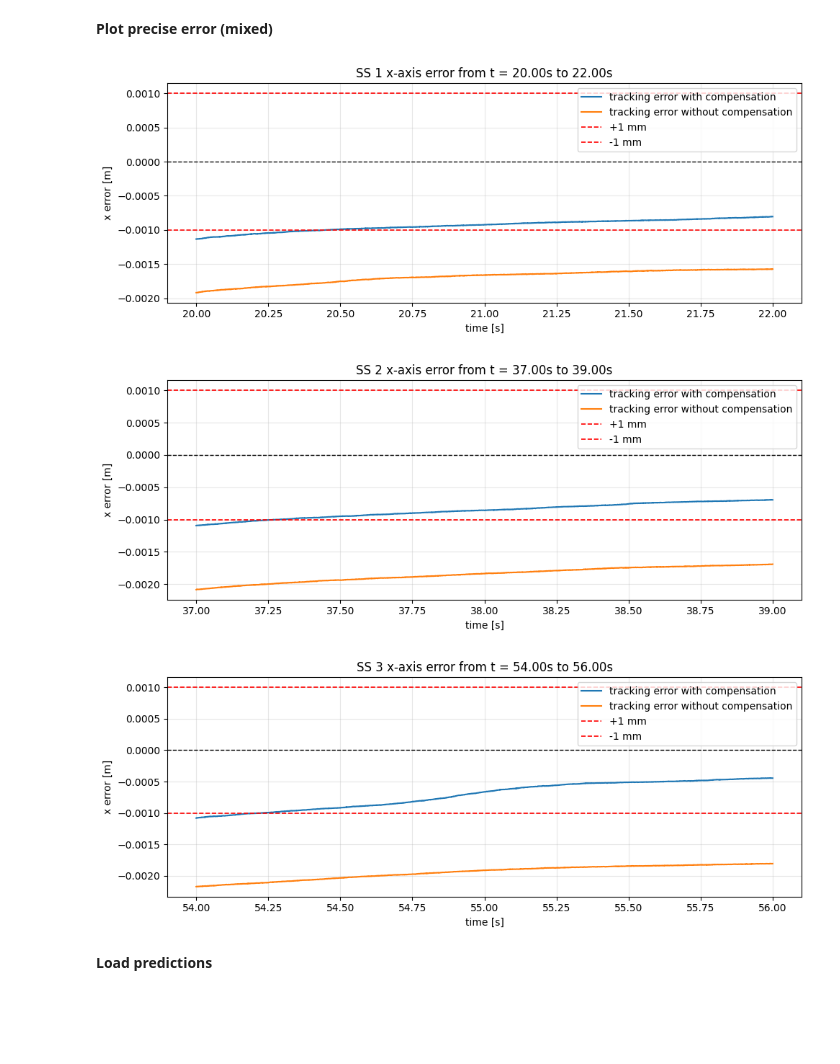
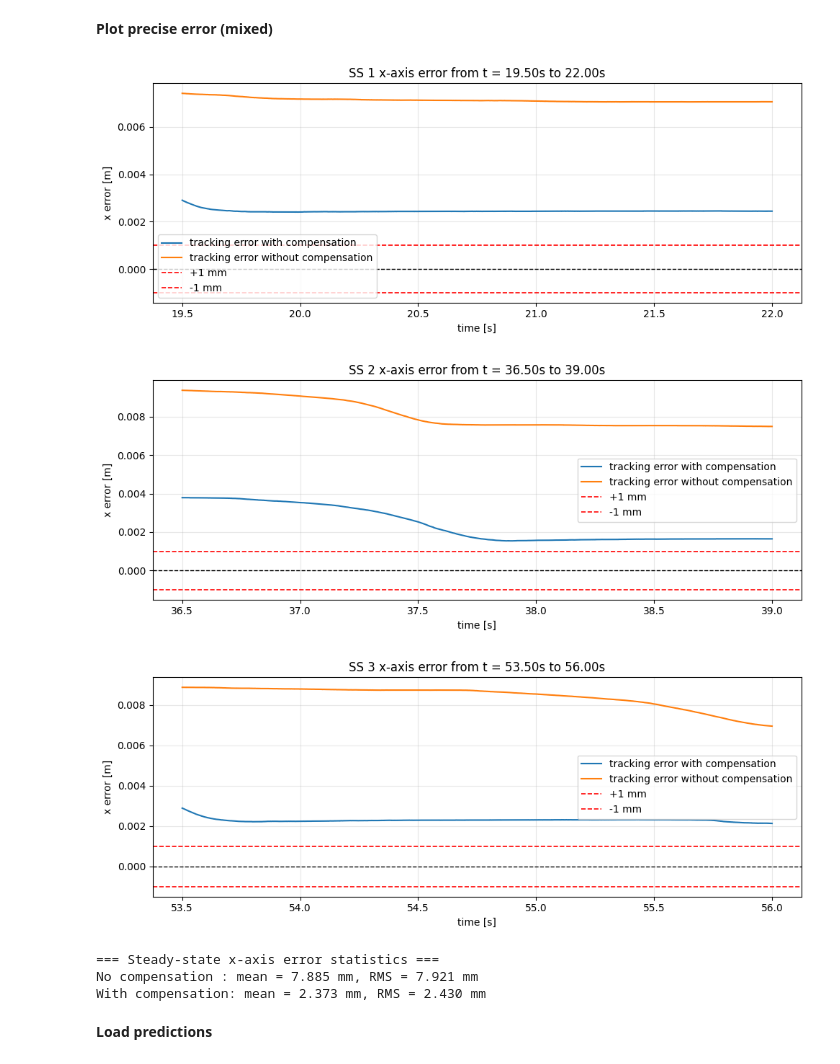
Before and after one commit to Anthony7-Ho/nonlinear_deepc_controller, a Jupyter notebook: performance_evaluation/evaluating_cartesian_impedance.ipynb, the cells around one changed output. Saved outputs shown, nothing was run; the diff lists cells and outputs as text; code cells hidden in the pictures; blank space fills up the shorter version.

Commit message:
Added final evaluation plots and error computation

```diff
--- a/performance_evaluation/evaluating_cartesian_impedance.ipynb
+++ b/performance_evaluation/evaluating_cartesian_impedance.ipynb
@@ -6,7 +6,7 @@ import os
 # %% [markdown]
 **Load mixed data**
 # %%
-stiffness_tag = "3000"
+stiffness_tag = "1000"
 base_dir = "logs"
 
 log_dir = os.path.join(base_dir, stiffness_tag)
@@ -78,47 +78,72 @@ plt.show()
 
 # Steady-state error analysis for x-axis
 steady_state_regions = [
-    (20000, 22001), # region 1
-    (37000, 39001), # region 2
-    (54000, 56001), # region 3
+    (19500, 22001), # region 1
+    (36500, 39001), # region 2
+    (53500, 56001), # region 3
 ]
 
 labels = [f"SS {i+1}" for i in range(len(steady_state_regions))]
+
+err_ss_no_comp = []
+err_ss_comp = []
 
 for idx, (start, end) in enumerate(steady_state_regions):
     # Safety: clip to valid range
     start = max(0, start)
     end = min(len(t_common), end)
 
     # Extract window
     t_window = t_common[start:end]
-    err_window_comp = err_comp_xyz[start:end, 1] # x-axis error
-    err_window = err_no_comp_xyz[start:end, 1] # x-axis error
+    err_window_comp = err_comp_xyz[start:end, 2] # x-axis error
+    err_window = err_no_comp_xyz[start:end, 2] # x-axis error
+
+    err_ss_no_comp.append(err_window)
+    err_ss_comp.append(err_window_comp)
 
     # Plot error with compensation
 
     plt.figure(figsize=(10, 4))
     plt.plot(t_window, err_window_comp, linewidth=1.5, label="tracking error with compensation")
     plt.plot(t_window, err_window, linewidth=1.5, label="tracking error without compensation")
 
     # Zero line
     plt.axhline(0, color='black', linestyle='--', linewidth=1)
 
     # +- 1 mm thresholds
     plt.axhline(0.001, color='red', linestyle='--', linewidth=1.2, label="+1 mm")
     plt.axhline(-0.001, color='red', linestyle='--', linewidth=1.2, label="-1 mm")
 
     plt.title(f"{labels[idx]} x-axis error from t = {t_window[0]:.2f}s to {t_window[-1]:.2f}s")
     plt.xlabel("time [s]")
     plt.ylabel("x error [m]")
     plt.grid(True, alpha=0.3)
     plt.legend()
     plt.tight_layout()
     plt.show()
+
+# Concatenate all steady-state samples
+err_ss_no_comp = np.concatenate(err_ss_no_comp)
+err_ss_comp = np.concatenate(err_ss_comp)
+
+# Mean steady-state error
+mean_no_comp = np.mean(err_ss_no_comp)
+mean_comp = np.mean(err_ss_comp)
+
+# RMS steady-state error
+rms_no_comp = np.sqrt(np.mean(err_ss_no_comp**2))
+rms_comp = np.sqrt(np.mean(err_ss_comp**2))
+
+print("=== Steady-state x-axis error statistics ===")
+print(f"No compensation : mean = {mean_no_comp*1000:.3f} mm, RMS = {rms_no_comp*1000:.3f} mm")
+print(f"With compensation: mean = {mean_comp*1000:.3f} mm, RMS = {rms_comp*1000:.3f} mm")
 # %% [output]
-[figure, old version]
+[figure, new version]
-[figure, old version]
+[figure, new version]
-[figure, old version]
+[figure, new version]
+=== Steady-state x-axis error statistics ===
+No compensation : mean = 7.885 mm, RMS = 7.921 mm
+With compensation: mean = 2.373 mm, RMS = 2.430 mm
 # %% [markdown]
 **Load predictions**
 # %%
```
Also changed, not shown: parts of 7 cells of this notebook, 1 other file.
